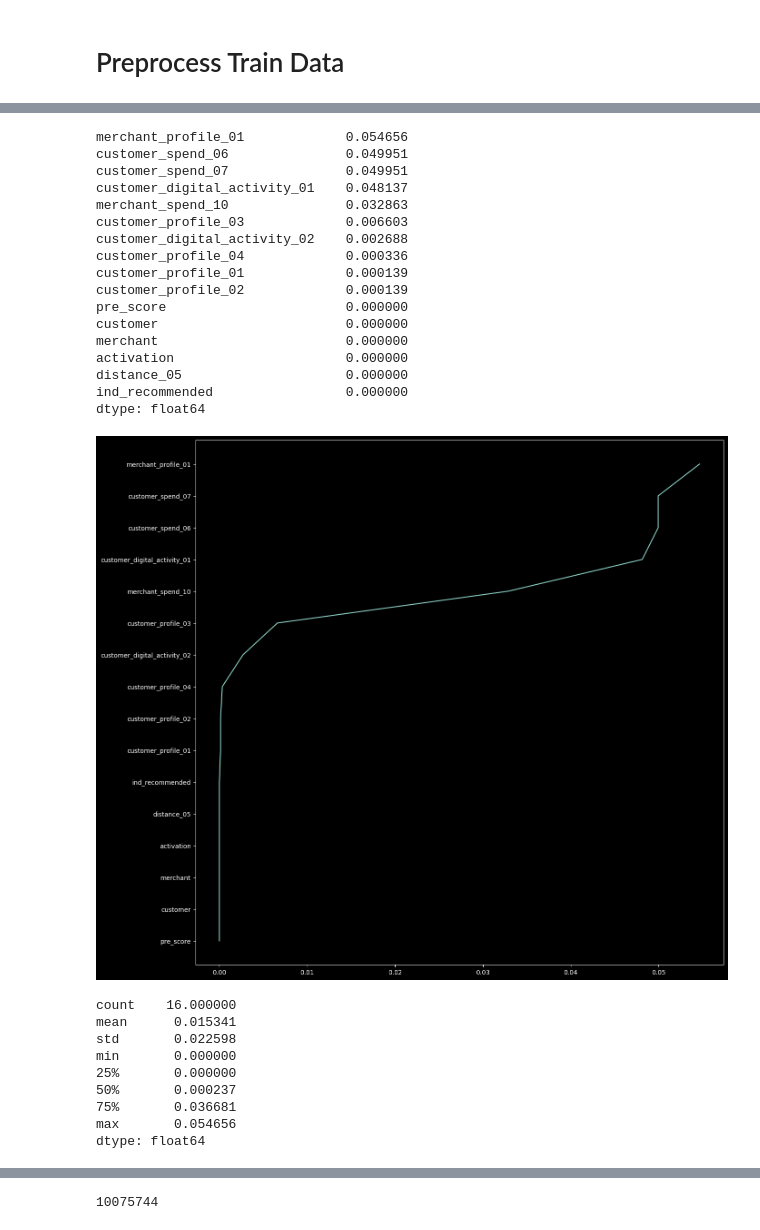
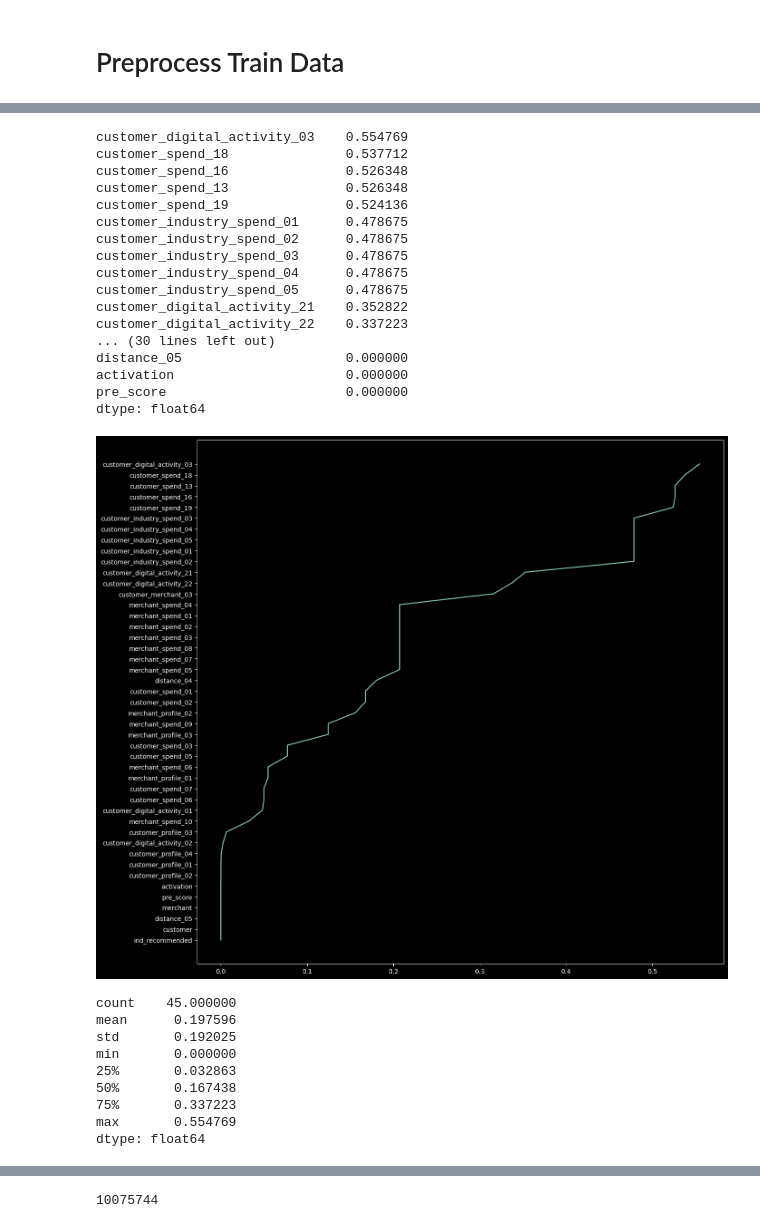
Before and after one commit to HernandoR/AE2024, a Jupyter notebook: experiments/Manual.ipynb, the cells around one changed output, grey strips where cells are left out. Drawn from its saved outputs; the diff is of its cells as text; code cells hidden in the pictures.

```diff
--- a/experiments/Manual.ipynb
+++ b/experiments/Manual.ipynb
@@ -282,7 +260,7 @@ def calc(rec:int,act:int):
 
 # add colum pre_score by func calc eat 'ind_recommended' and 'activaton'
 
-dataset1['pre_score']=dataset1.apply(lambda x:calc(x['ind_recommended'],x['activation']),axis=1)
+# dataset1['pre_score']=dataset1.apply(lambda x:calc(x['ind_recommended'],x['activation']),axis=1)
 # dataset1['cmxmct']=dataset1.apply(lambda x: f"{str(x['customer'])}_{str[x['merchant']]}")
 df=dataset1[['customer','merchant','pre_score']]
 # dataset2['cmxmct']=dataset2.apply(lambda x: f"{str(x['customer'])}_{str[x['merchant']]}")
@@ -309,17 +289,17 @@ Description:
 
 Copyright (c) 2024 by HernandoR lzhen.dev@outlook.com, All Rights Reserved.
 '''
-# del(dataset2)
-train=dataset1.copy()
-# train.head()
-cols = ['pre_score', 'customer', 'merchant', 'merchant_profile_01']
-other_cols = sorted([c for c in train.columns if c not in cols])
+# # del(dataset2)
+train=dataset1
+# # train.head()
+# cols = ['pre_score', 'customer', 'merchant', 'merchant_profile_01']
+# other_cols = sorted([c for c in train.columns if c not in cols])
 
-train = train.reindex(columns=cols + other_cols)
-# train.drop(['ind_recommended','activation'])
+# train = train.reindex(columns=cols + other_cols)
+# # train.drop(['ind_recommended','activation'])
 
-randam_sample=dataset2.sample(n=100)
-randam_sample = randam_sample.sort_index(axis=1)
+# randam_sample=dataset2.sample(n=100)
+# randam_sample = randam_sample.sort_index(axis=1)
 # randam_sample.to_excel('randam_sample.xlsx')
 # %%
 # train.insert(0, 'pre_score', train.pop('pre_score'))
@@ -388,45 +368,45 @@ max       0.999116
 dtype: float64
 # %%
 # merchant profile 1 is the industry code, drop anything missing rate above it
-dropping_cols=missing_rate[missing_rate>missing_rate['merchant_profile_01']].index
+dropping_cols=missing_rate[missing_rate>0.6].index
 # print(dropping_cols)
-train=train.drop(columns=dropping_cols)
+idf=train.drop(columns=dropping_cols)
 # set(dropping_cols)-set(train.columns)
 # %%
-missing_rate=train.apply(lambda x:sum(x.isnull())/len(x))
+missing_rate=idf.apply(lambda x:sum(x.isnull())/len(x))
 print(missing_rate.sort_values(ascending=False))
 # plt.plot(missing_rate.sort_values(ascending=False))
 # reverse x,y of the plot, high resolution
 fig=plt.figure(figsize=(15,15))
 plt.plot(missing_rate.sort_values().values,missing_rate.sort_values().index)
 plt.show()
 
 missing_rate.describe()
 # %% [output]
-merchant_profile_01             0.054656
-customer_spend_06               0.049951
-customer_spend_07               0.049951
-customer_digital_activity_01    0.048137
-merchant_spend_10               0.032863
-customer_profile_03             0.006603
-customer_digital_activity_02    0.002688
-customer_profile_04             0.000336
-customer_profile_01             0.000139
-customer_profile_02             0.000139
+customer_digital_activity_03    0.554769
+customer_spend_18               0.537712
+customer_spend_16               0.526348
+customer_spend_13               0.526348
+customer_spend_19               0.524136
+customer_industry_spend_01      0.478675
+customer_industry_spend_02      0.478675
+customer_industry_spend_03      0.478675
+customer_industry_spend_04      0.478675
+customer_industry_spend_05      0.478675
+customer_digital_activity_21    0.352822
+customer_digital_activity_22    0.337223
+... (30 lines left out)
+distance_05                     0.000000
+activation                      0.000000
 pre_score                       0.000000
-customer                        0.000000
-merchant                        0.000000
-activation                      0.000000
-distance_05                     0.000000
-ind_recommended                 0.000000
 dtype: float64
-[figure, old version]
+[figure, new version]
-count    16.000000
-mean      0.015341
-std       0.022598
+count    45.000000
+mean      0.197596
+std       0.192025
 min       0.000000
-25%       0.000000
-50%       0.000237
-75%       0.036681
-max       0.054656
+25%       0.032863
+50%       0.167438
+75%       0.337223
+max       0.554769
 dtype: float64
```
Also changed, not shown: parts of 13 cells of this notebook, 5 other files.
